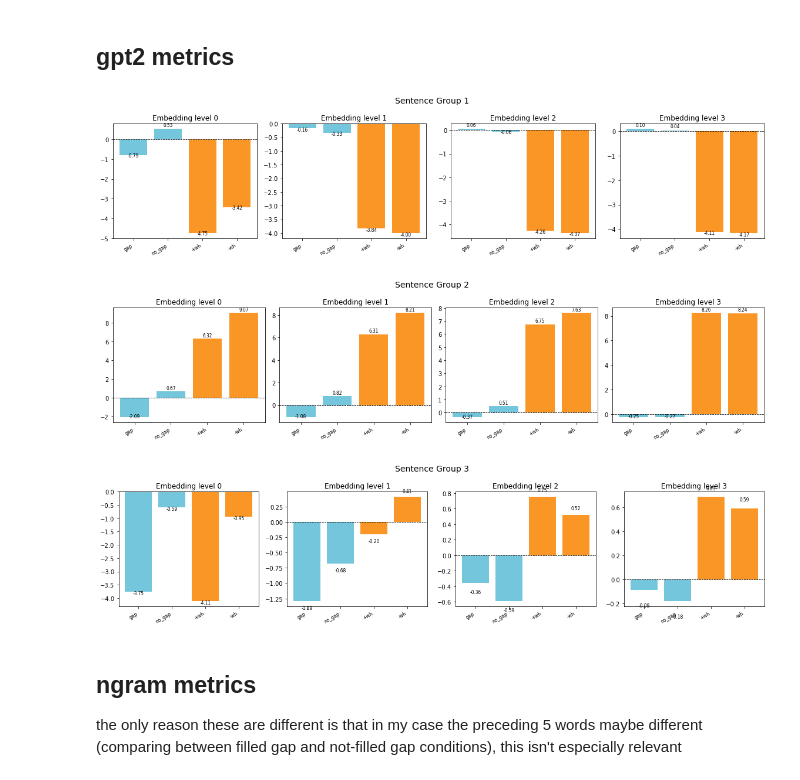
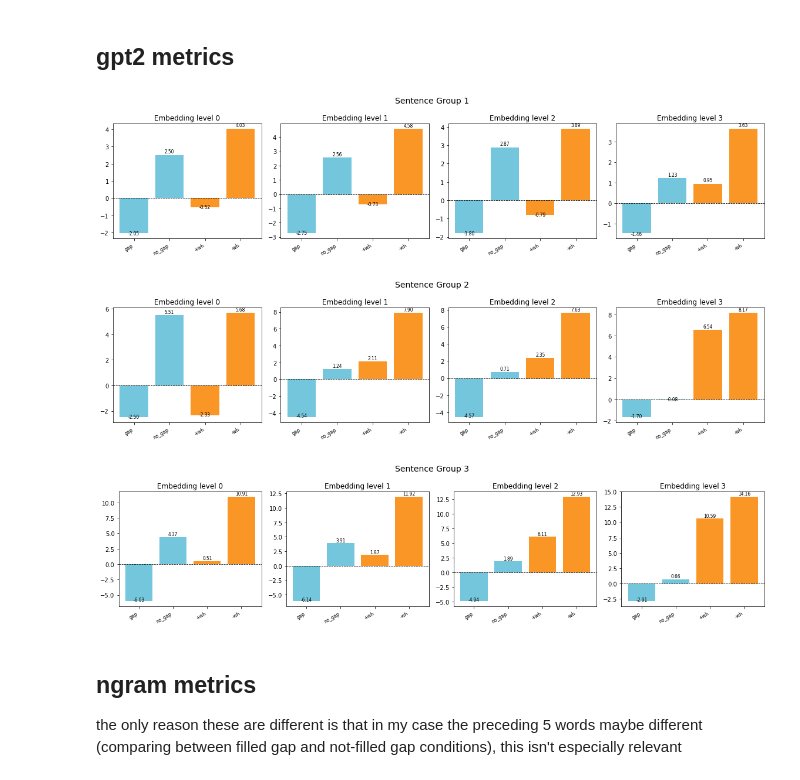
Before and after one commit to marrsia/ucl-fgd, a Jupyter notebook: notebooks/pilot_object_surprisals.ipynb, the cells around one changed output. Saved outputs shown, nothing was run; the diff lists cells and outputs as text; code cells hidden in the pictures.

```diff
--- a/notebooks/pilot_object_surprisals.ipynb
+++ b/notebooks/pilot_object_surprisals.ipynb
@@ -175,12 +215,13 @@ in all cases if model predicts gramaticality we would expect the left bar to be
 # %% [markdown]
 ##  gpt2 metrics
 # %%
-df = pd.read_csv("../data/model_outputs/gpt2_pilot_object_gaps_stimuli_with_surprisals.csv")
-data.plot_metrics(df, surprisal_type='local')
+gpt2_df = pd.read_csv("../data/model_outputs/gpt2_pilot_object_gaps_stimuli_with_surprisals.csv")
+data.plot_metrics(gpt2_df, surprisal_type='local' ,
+    gap_type = "object")
 # %% [output]
-[figure, old version]
+[figure, new version]
-[figure, old version]
+[figure, new version]
-[figure, old version]
+[figure, new version]
 # %% [markdown]
 ## ngram metrics
 the only reason these are different is that in my case the preceding 5 words maybe different (comparing between filled gap and not-filled gap conditions), this isn't especially relevant
```
Also changed, not shown: parts of 21 cells of this notebook, 47 other files.
